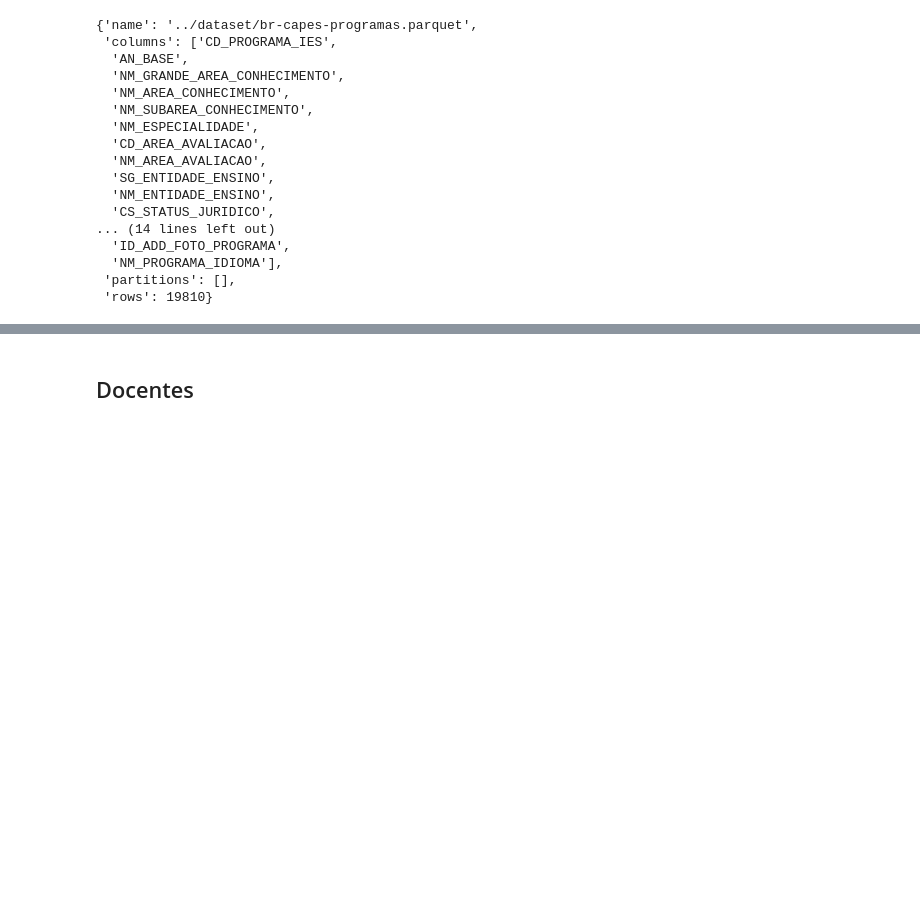
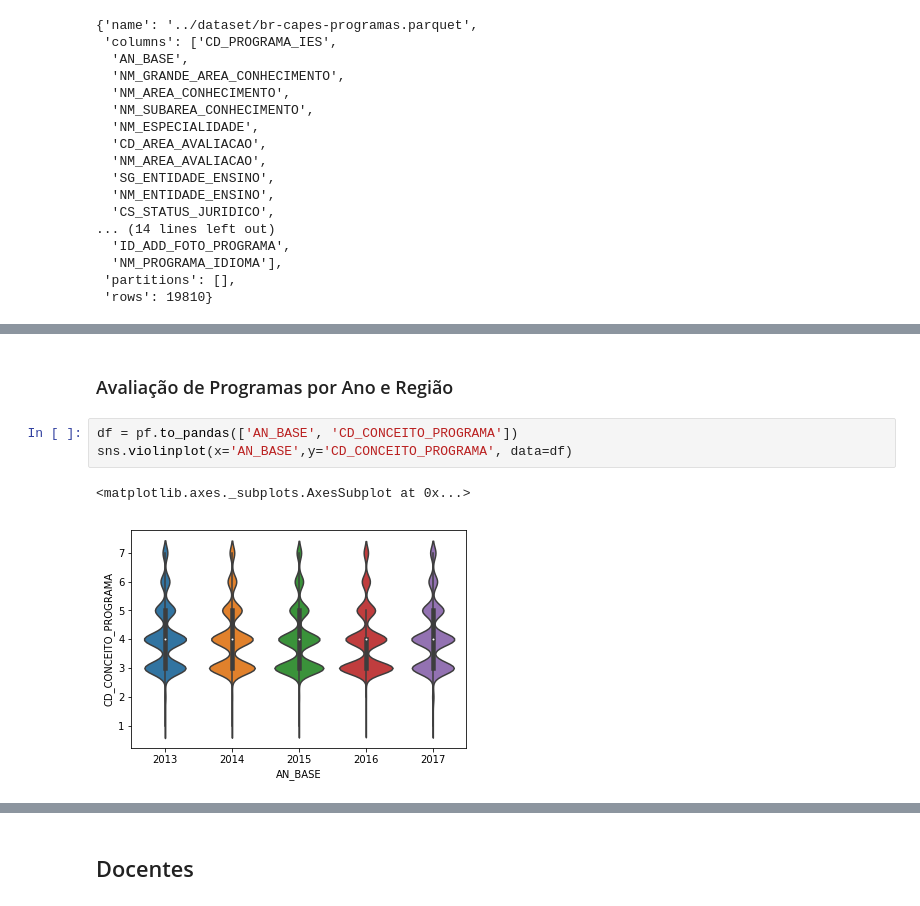
Before and after one commit to andrespp/ds-capes-pos, a Jupyter notebook: analysis/01_Conteudo da base.ipynb, the cells around one changed output, grey strips where cells are left out. Cells and saved outputs as stored; diff of their text form; blank space fills up the shorter version.

```diff
--- a/analysis/01_Conteudo da base.ipynb
+++ b/analysis/01_Conteudo da base.ipynb
@@ -85,0 +97,8 @@ Text(0.5,1,'Número de cursos de pós graduação no Brasil')
+# %% [markdown]
+### Avaliação de Programas por Ano e Região
+# %%
+df = pf.to_pandas(['AN_BASE', 'CD_CONCEITO_PROGRAMA'])
+sns.violinplot(x='AN_BASE',y='CD_CONCEITO_PROGRAMA', data=df)
+# %% [output]
+<matplotlib.axes._subplots.AxesSubplot at 0x...>
+[figure, added]
```
Also changed, not shown: parts of 11 cells of this notebook.
